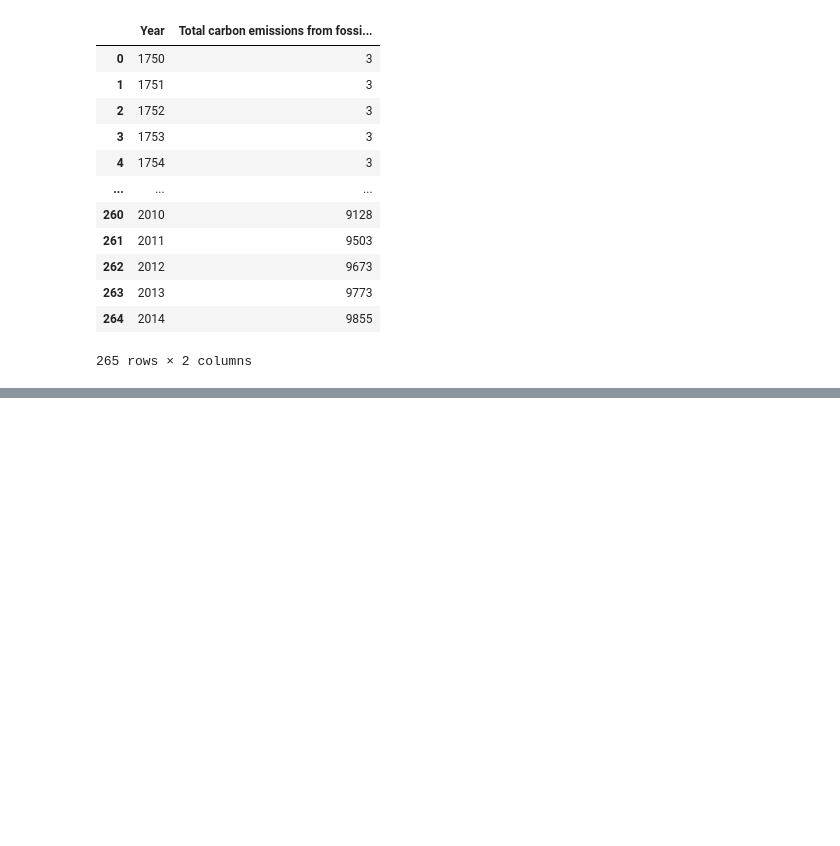
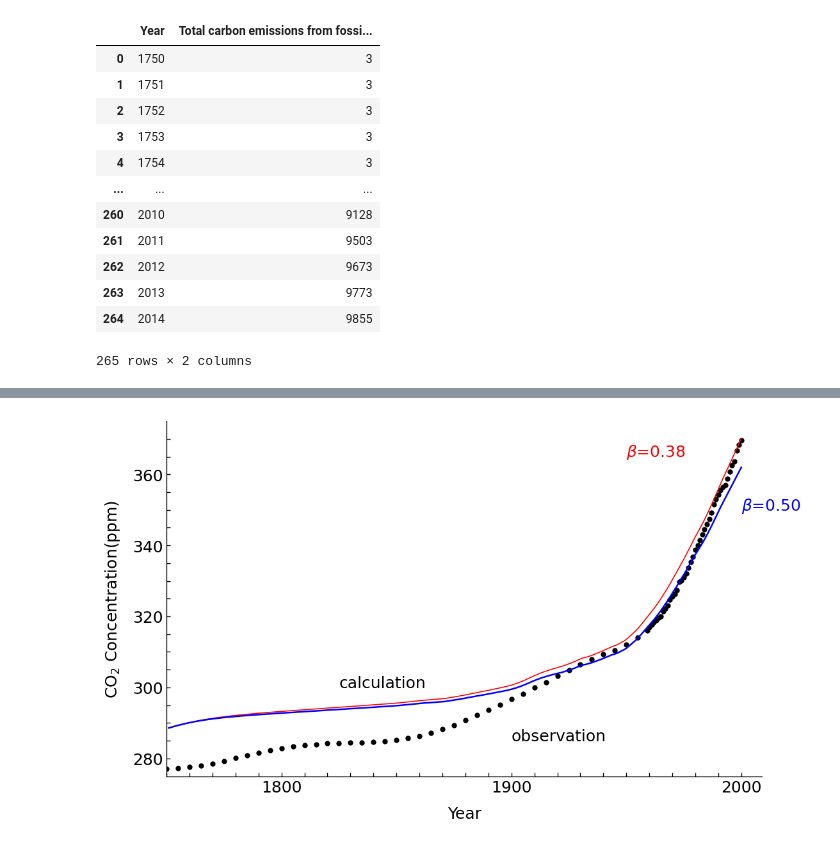
Before and after one commit to rico12312/ESE5023_Assignments_12332293, a Jupyter notebook: PS/PS5/PS5.ipynb, the cells around one changed output, grey strips where cells are left out. Saved outputs shown, nothing was run; the diff lists cells and outputs as text; code cells hidden in the pictures; blank space fills up the shorter version.

```diff
--- a/PS/PS5/PS5.ipynb
+++ b/PS/PS5/PS5.ipynb
@@ -522,0 +625,35 @@ data
+# %%
+# plot the line and scatter
+# 1.3
+# plot the line and scatter
+# creat a figure
+plt.figure(figsize=(10,6),dpi=120)
+plt.plot(observation['Category'],observation['Ice Core & Mouna Loa'],linewidth=0,marker='o',markersize=4,color='black')
+plt.plot(data['Year'][1:],data['CO2 level in ppm(0.38)'][1:],linewidth=1,color='red')
+plt.plot(data['Year'][1:],data['CO2 level in ppm(0.5)'][1:],color='blue')
+
+# set the labels
+plt.xlabel('Year',fontsize=15,labelpad=10)
+plt.ylabel('CO$_2$ Concentration(ppm)',fontsize=15,labelpad=10)
+
+# set the ticks
+tick = np.arange(1750, 2001, 10)
+tick_labels = [t if t in np.arange(1800, 2001, 100) else '' for t in tick]
+plt.xticks(tick, tick_labels, fontsize=15)
+plt.xlim([1750,2009])
+tick = np.arange(280, 375, 5)
+tick_labels = [t if t in np.arange(280, 361, 20) else '' for t in tick]
+plt.yticks(tick, tick_labels, fontsize=15)
+plt.ylim([275,375])
+plt.tick_params(axis='both', bottom=True, top=False,direction='in', which='major')
+
+# set the text
+plt.text(1900, 285, 'observation', fontsize=15, color='black')
+plt.text(1825, 300, 'calculation', fontsize=15, color='black')
+plt.text(1950, 365, r"$\beta$=0.38", fontsize=15, color='red')
+plt.text(2000, 350, r"$\beta$=0.50", fontsize=15, color='blue')
+# hide the right and top spines
+plt.gca().spines['top'].set_visible(False)
+plt.gca().spines['right'].set_visible(False)
+# %% [output]
+[figure, added]
```
Also changed, not shown: parts of 9 cells of this notebook.
